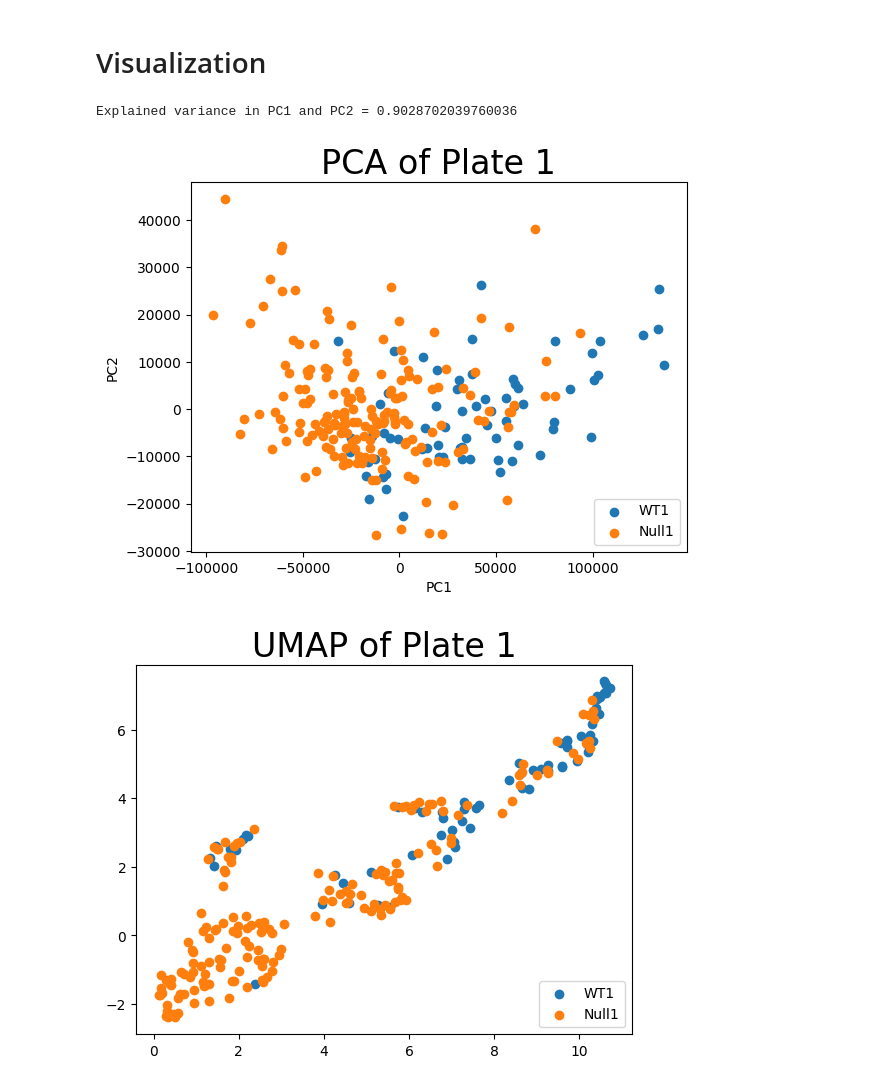
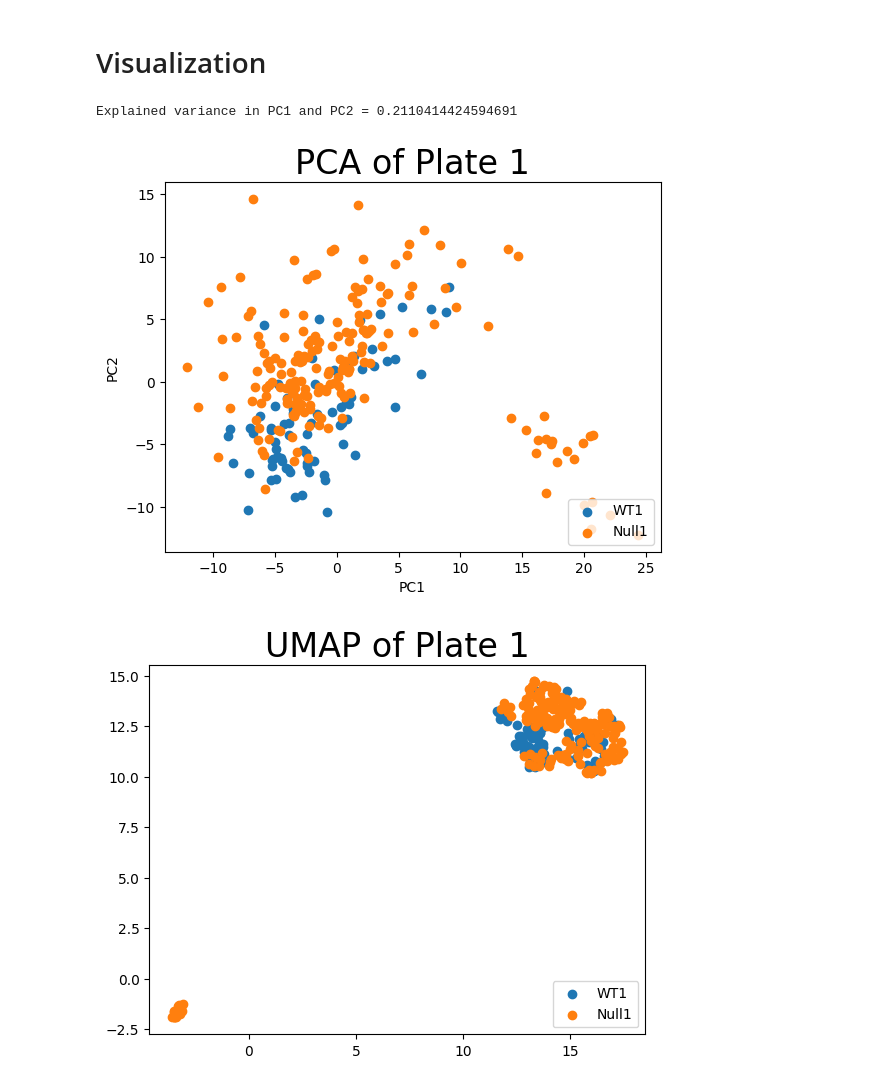
Before and after one commit to WayScience/NF1_SchwannCell_data_analysis, a Jupyter notebook: 0.data_analysis/plates_1_2_visualization_nf1_sc_all_cellprofiler.ipynb, the cells around one changed output. Saved outputs shown, nothing was run; the diff lists cells and outputs as text; code cells hidden in the pictures.

Commit message:
Changed the data path and added review changes

```diff
--- a/0.data_analysis/plates_1_2_visualization_nf1_sc_all_cellprofiler.ipynb
+++ b/0.data_analysis/plates_1_2_visualization_nf1_sc_all_cellprofiler.ipynb
@@ -12,25 +13,27 @@ import preprocess_utils as ppu
 # %% [markdown]
 # Preprocess data using preprocess utils
 # %%
-filename = 'nf1_sc_all_cellprofiler.csv.gz'
-base_path = Path("../nf1_benchmark_repo/4_processing_features/data")
-ending_path = Path("CellProfiler/nf1_sc_all_cellprofiler.csv.gz")
 plates = {}
 
-plates['1'], plates['2'] = {"path": base_path / "Plate1" / ending_path}, {"path": base_path / "Plate2" / ending_path}
+plates["1"] = {
+    "path": "../nf1_painting_repo/3.processing_features/data/feature_selected_data/Plate_1_sc_norm_fs.parquet"
+}
+plates["2"] = {
+    "path": "../nf1_painting_repo/3.processing_features/data/feature_selected_data/Plate_2_sc_norm_fs.parquet"
+}
 # %%
 for plate, vals in plates.items():
     # Initializes the preprocessing class
-    po = ppu.Preprocess_data(path=vals['path'])
+    po = ppu.Preprocess_data(path=vals["path"])
 
     # Gets the dataframe after removing metadata columns,
     # except for the 'Metadata_genotype' column specified above
-    platedf = po.remove_meta(po.df, kept_meta_columns=['Metadata_genotype'])
+    platedf = po.remove_meta(po.df, kept_meta_columns=["Metadata_genotype"])
 
-    platedf['labels'] = platedf['Metadata_genotype'] + plate
-    platedf.drop(['Cytoplasm_Number_Object_Number','Metadata_genotype'], axis=1, inplace=True)
+    platedf["labels"] = platedf["Metadata_genotype"] + plate
+    platedf.drop(["Metadata_genotype"], axis=1, inplace=True)
 
-    plates[plate]['df'] = platedf
+    plates[plate]["df"] = platedf
 # %% [markdown]
 # Combining Data
 # %%
@@ -39,3 +42,8 @@ plate2df = plates['2']['df']
+# %%
+### Use only the common columns between both plates:
+common_columns = list(plate1df.columns.intersection(plate2df.columns))
+plate1df = plate1df.loc[:, common_columns]
+plate2df = plate2df.loc[:, common_columns]
 # %%
 platescomb = pd.concat([plate1df, plate2df], axis=0)
 
@@ -52,14 +76,24 @@ out_path = Path('figures')
 if not out_path.exists():
     out_path.mkdir(parents=True, exist_ok=True)
 # %%
-save_args = {'fname': out_path / 'pca_plate1'}
-au.plot_pca(feats=plate1df.drop('labels', axis=1), labels=plate1df['labels'], save_args=save_args, title='PCA of Plate 1')
+save_args = {"fname": out_path / "pca_plate1"}
+au.plot_pca(
+    feats=plate1df.drop("labels", axis=1),
+    labels=plate1df["labels"],
+    save_args=save_args,
+    title="PCA of Plate 1",
+)
 # %% [output]
-Explained variance in PC1 and PC2 = 0.9028702039760036
+Explained variance in PC1 and PC2 = 0.2110414424594691
-[figure, old version]
+[figure, new version]
 # %%
-save_args = {'fname': out_path / 'umap_plate1'}
-au.plot_umap(feats=plate1df.drop('labels', axis=1), labels=plate1df['labels'], save_args=save_args, title='UMAP of Plate 1')
+save_args = {"fname": out_path / "umap_plate1"}
+au.plot_umap(
+    feats=plate1df.drop("labels", axis=1),
+    labels=plate1df["labels"],
+    save_args=save_args,
+    title="UMAP of Plate 1",
+)
 # %% [output]
-[figure, old version]
+[figure, new version]
 # %%
```
Also changed, not shown: parts of 14 cells of this notebook, 18 other files.
